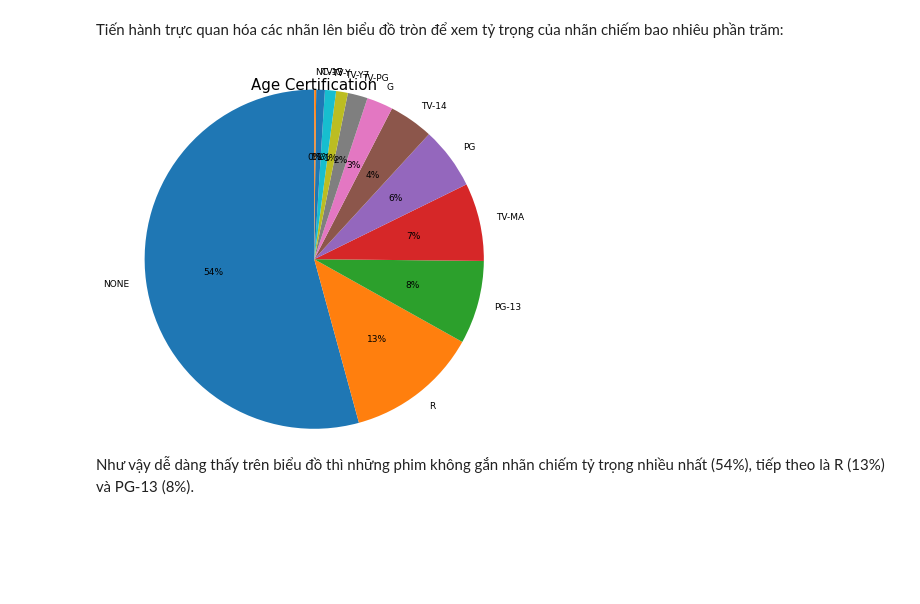
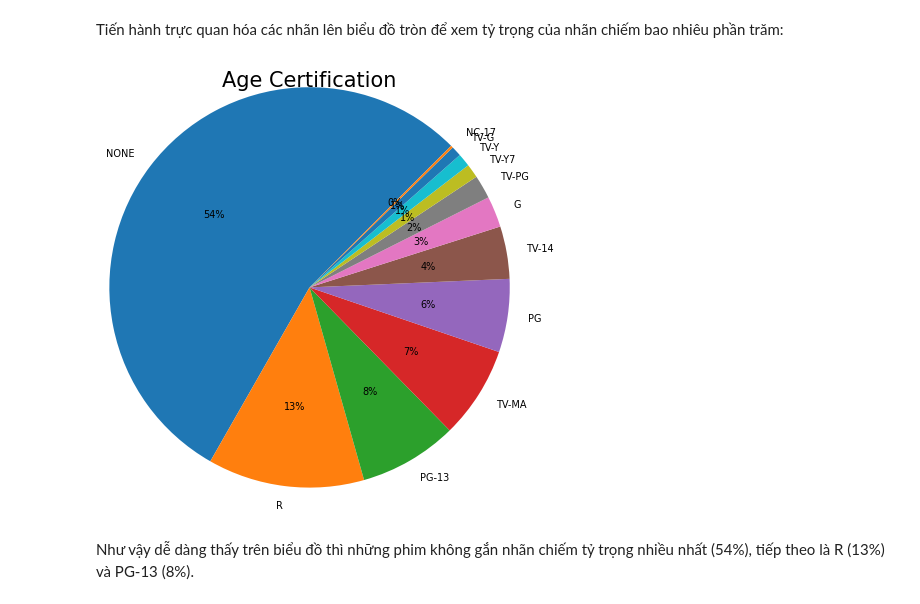
Before and after one commit to quytrungg/Group1_Final_Project_CSC17104, a Jupyter notebook: phase_2_data_exploration/titles_exploration.ipynb, the cells around one changed output. Saved outputs shown, nothing was run; the diff lists cells and outputs as text; code cells hidden in the pictures; blank space fills up the shorter version.

Commit message:
Finish titles exploration

```diff
--- a/phase_2_data_exploration/titles_exploration.ipynb
+++ b/phase_2_data_exploration/titles_exploration.ipynb
@@ -162,7 +168,7 @@ Như vậy, dựa vào kết quả trả ra của hàm trên, nhóm em thấy k
 **TIỀN XỬ LÝ DỮ LIỆU**: CHUYỂN ĐỔI KIỂU DỮ LIỆU
 # %%
 date_time_format = "%y"
-df_titles['release_year'] = pd.to_datetime(df_titles['release_year'], format="%Y")
+df_titles['release_year'] = pd.to_datetime(df_titles['release_year'], format="%Y").dt.year
 # %%
 # Dòng để kiểm tra kiểu dữ liệu đã được convert ra datetime hay chưa
 str(df_titles['release_year'].dtype)
@@ -429,16 +434,16 @@ Name: age_certification, dtype: int64
 Tiến hành trực quan hóa các nhãn lên biểu đồ tròn để xem tỷ trọng của nhãn chiếm bao nhiêu phần trăm:
 # %%
 # pie chart
-plt.figure(figsize=(9, 6))
+plt.figure(figsize=(5, 5))
 plt.title('Age Certification', fontsize=15)
 plt.pie(df_titles['age_certification'].value_counts(),
         labels=df_titles['age_certification'].value_counts().keys(),
-        textprops={"fontsize":9},
-        radius=1.3, startangle=90,
+        textprops={"fontsize":7},
+        radius=1.3, startangle=45,
         autopct='%.0f%%')
 plt.show()
 # %% [output]
-[figure, old version]
+[figure, new version]
 # %% [markdown]
 Như vậy dễ dàng thấy trên biểu đồ thì những phim không gắn nhãn chiếm tỷ trọng nhiều nhất (54%), tiếp theo là R (13%) và PG-13 (8%).
 # %% [markdown]
```
Also changed, not shown: parts of 34 cells of this notebook, 1 other file.
